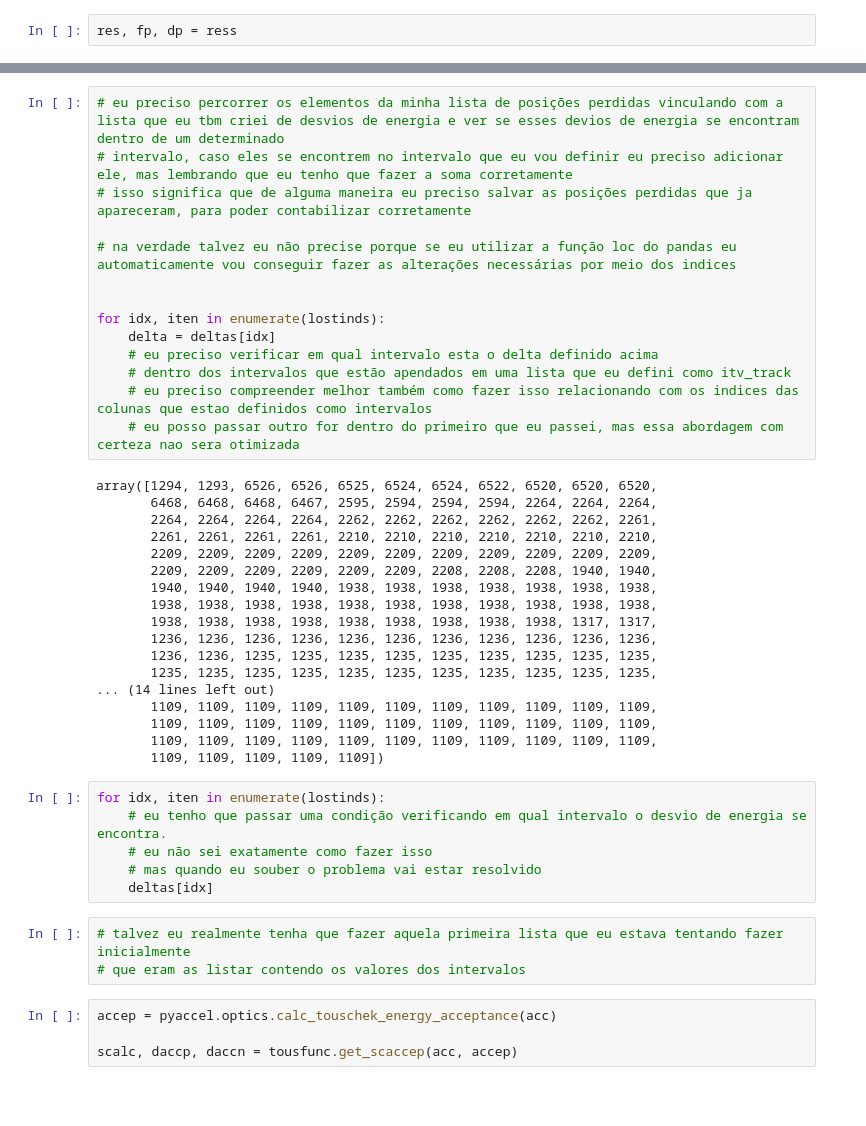
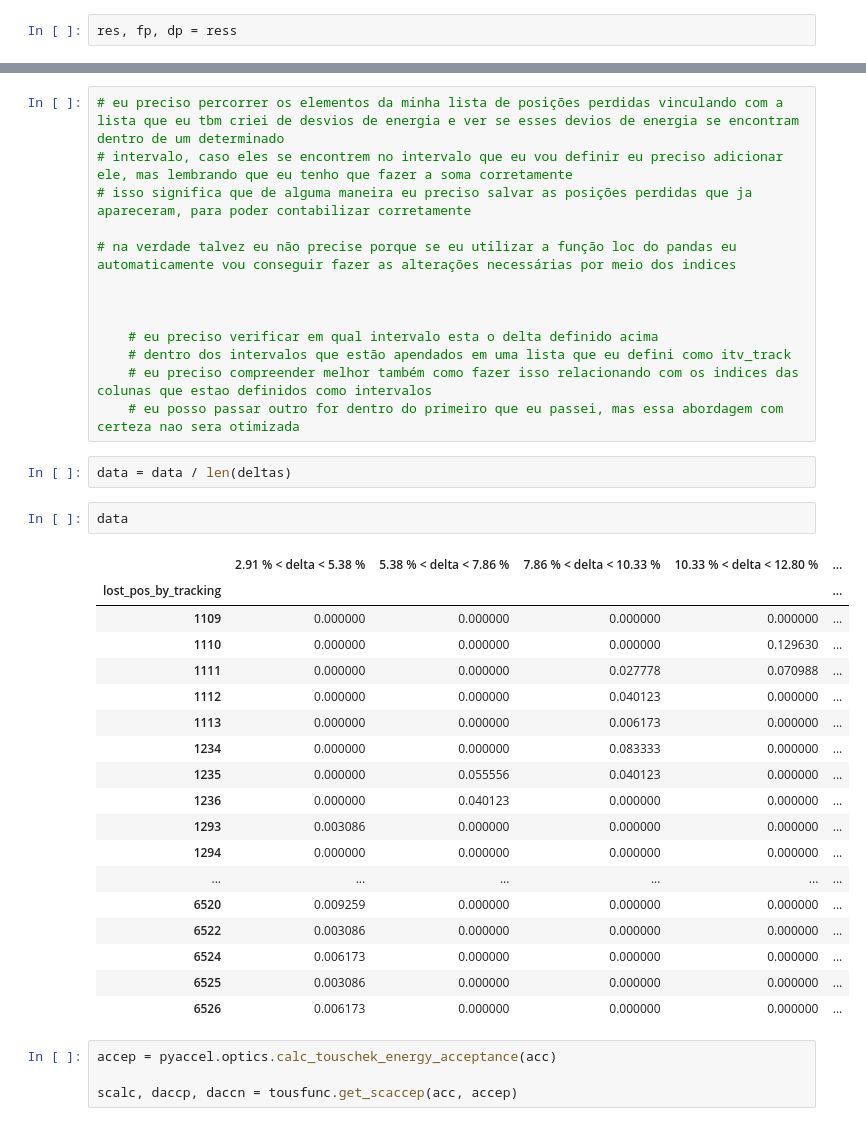
Before and after one commit to thaleseqb/meus_programas, a Jupyter notebook: testing_lifetime.ipynb, the cells around one changed output, grey strips where cells are left out. Cells and saved outputs as stored; diff of their text form; blank space fills up the shorter version.

```diff
--- a/testing_lifetime.ipynb
+++ b/testing_lifetime.ipynb
@@ -111,39 +144,34 @@ list(data.columns)
 # na verdade talvez eu não precise porque se eu utilizar a função loc do pandas eu automaticamente vou conseguir fazer as alterações necessárias por meio dos indices
 
 
-for idx, iten in enumerate(lostinds):
-    delta = deltas[idx]
+
     # eu preciso verificar em qual intervalo esta o delta definido acima
     # dentro dos intervalos que estão apendados em uma lista que eu defini como itv_track
     # eu preciso compreender melhor também como fazer isso relacionando com os indices das colunas que estao definidos como intervalos
     # eu posso passar outro for dentro do primeiro que eu passei, mas essa abordagem com certeza nao sera otimizada
-# %% [output]
-array([1294, 1293, 6526, 6526, 6525, 6524, 6524, 6522, 6520, 6520, 6520,
-       6468, 6468, 6468, 6467, 2595, 2594, 2594, 2594, 2264, 2264, 2264,
-       2264, 2264, 2264, 2264, 2262, 2262, 2262, 2262, 2262, 2262, 2261,
-       2261, 2261, 2261, 2261, 2210, 2210, 2210, 2210, 2210, 2210, 2210,
-       2209, 2209, 2209, 2209, 2209, 2209, 2209, 2209, 2209, 2209, 2209,
-       2209, 2209, 2209, 2209, 2209, 2209, 2208, 2208, 2208, 1940, 1940,
-       1940, 1940, 1940, 1940, 1938, 1938, 1938, 1938, 1938, 1938, 1938,
-       1938, 1938, 1938, 1938, 1938, 1938, 1938, 1938, 1938, 1938, 1938,
-       1938, 1938, 1938, 1938, 1938, 1938, 1938, 1938, 1938, 1317, 1317,
-       1236, 1236, 1236, 1236, 1236, 1236, 1236, 1236, 1236, 1236, 1236,
-       1236, 1236, 1235, 1235, 1235, 1235, 1235, 1235, 1235, 1235, 1235,
-       1235, 1235, 1235, 1235, 1235, 1235, 1235, 1235, 1235, 1235, 1235,
-... (14 lines left out)
-       1109, 1109, 1109, 1109, 1109, 1109, 1109, 1109, 1109, 1109, 1109,
-       1109, 1109, 1109, 1109, 1109, 1109, 1109, 1109, 1109, 1109, 1109,
-       1109, 1109, 1109, 1109, 1109, 1109, 1109, 1109, 1109, 1109, 1109,
-       1109, 1109, 1109, 1109, 1109])
-# %%
-for idx, iten in enumerate(lostinds):
-    # eu tenho que passar uma condição verificando em qual intervalo o desvio de energia se encontra.
-    # eu não sei exatamente como fazer isso
-    # mas quando eu souber o problema vai estar resolvido
-    deltas[idx]
-# %%
-# talvez eu realmente tenha que fazer aquela primeira lista que eu estava tentando fazer inicialmente
-# que eram as listar contendo os valores dos intervalos
+# %%
+data = data / len(deltas)
+# %%
+data
+# %% [output]
+|  | 2.91 % < delta < 5.38 % | 5.38 % < delta < 7.86 % | 7.86 % < delta < 10.33 % | 10.33 % < delta < 12.80 % | ... |
+| lost_pos_by_tracking |  |  |  |  | ... |
+| 1109 | 0.000000 | 0.000000 | 0.000000 | 0.000000 | ... |
+| 1110 | 0.000000 | 0.000000 | 0.000000 | 0.129630 | ... |
+| 1111 | 0.000000 | 0.000000 | 0.027778 | 0.070988 | ... |
+| 1112 | 0.000000 | 0.000000 | 0.040123 | 0.000000 | ... |
+| 1113 | 0.000000 | 0.000000 | 0.006173 | 0.000000 | ... |
+| 1234 | 0.000000 | 0.000000 | 0.083333 | 0.000000 | ... |
+| 1235 | 0.000000 | 0.055556 | 0.040123 | 0.000000 | ... |
+| 1236 | 0.000000 | 0.040123 | 0.000000 | 0.000000 | ... |
+| 1293 | 0.003086 | 0.000000 | 0.000000 | 0.000000 | ... |
+| 1294 | 0.000000 | 0.000000 | 0.000000 | 0.000000 | ... |
+| ... | ... | ... | ... | ... | ... |
+| 6520 | 0.009259 | 0.000000 | 0.000000 | 0.000000 | ... |
+| 6522 | 0.003086 | 0.000000 | 0.000000 | 0.000000 | ... |
+| 6524 | 0.006173 | 0.000000 | 0.000000 | 0.000000 | ... |
+| 6525 | 0.003086 | 0.000000 | 0.000000 | 0.000000 | ... |
+| 6526 | 0.006173 | 0.000000 | 0.000000 | 0.000000 | ... |
 # %%
 accep = pyaccel.optics.calc_touschek_energy_acceptance(acc)
 
```
Also changed, not shown: parts of 8 cells of this notebook.
